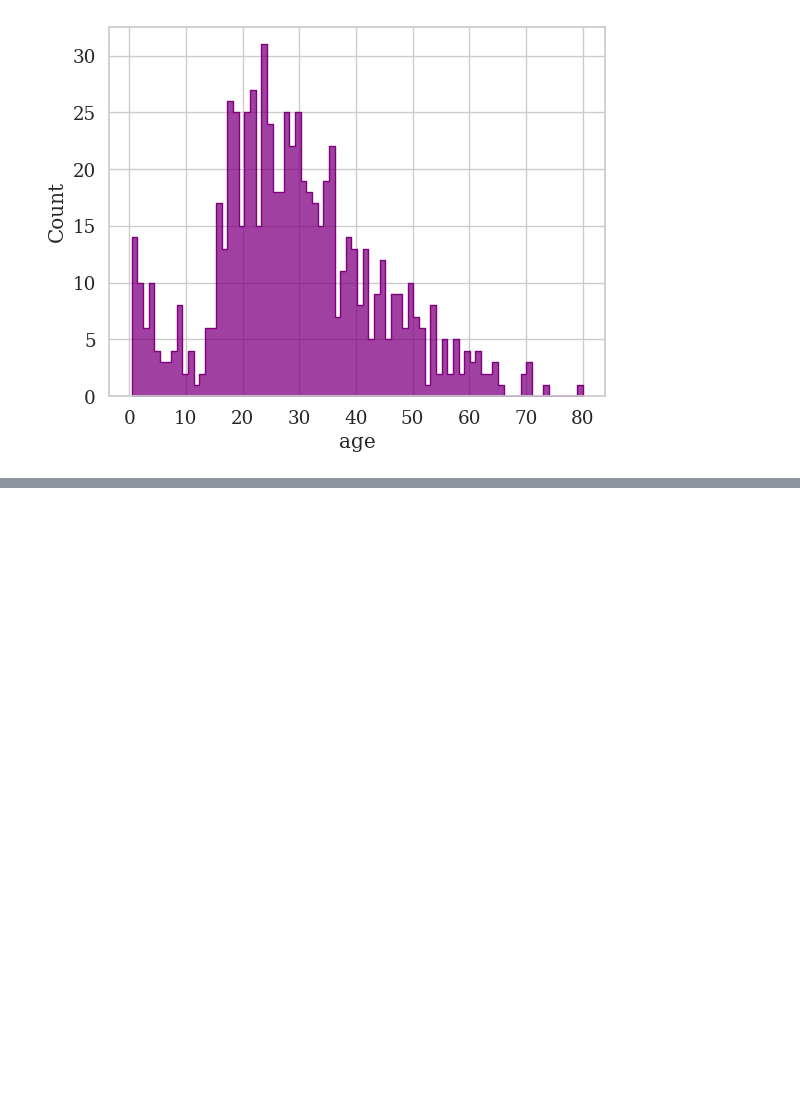
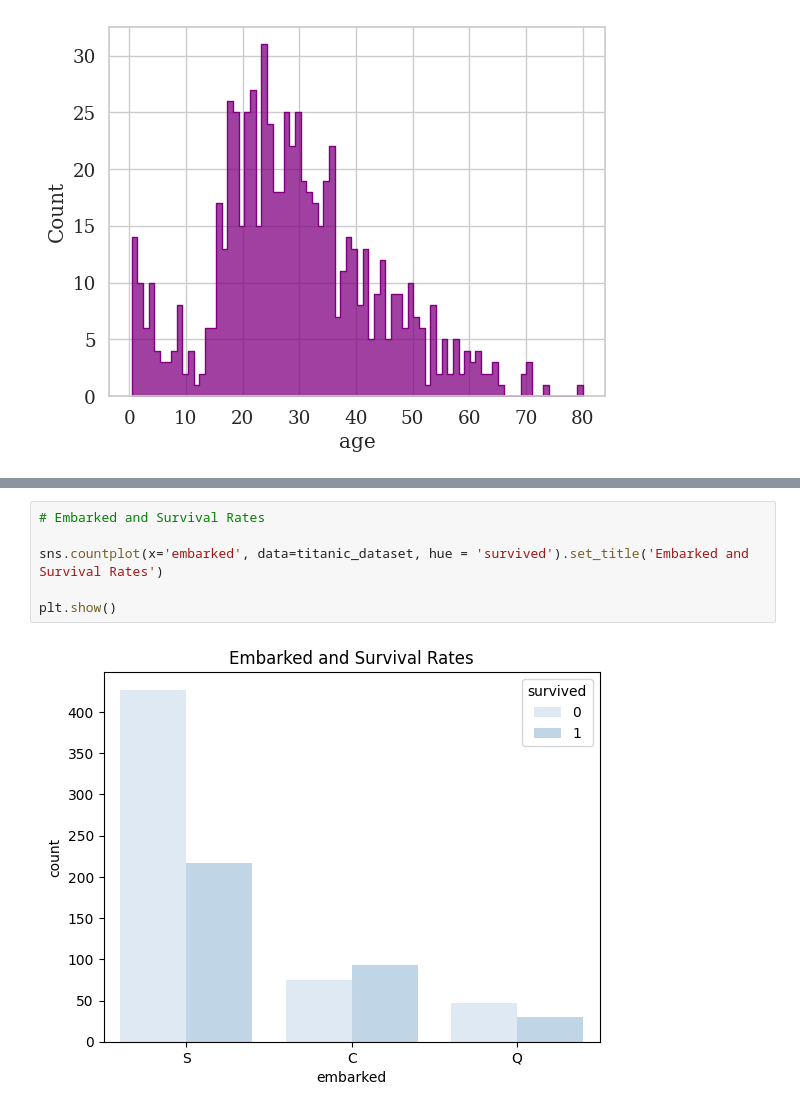
Before and after one commit to vadivelmurugesan/data-science, a Jupyter notebook: 06_seaborn/01_fundamentals.ipynb, the cells around one changed output, grey strips where cells are left out. Cells and saved outputs as stored; diff of their text form; blank space fills up the shorter version.

```diff
--- a/06_seaborn/01_fundamentals.ipynb
+++ b/06_seaborn/01_fundamentals.ipynb
@@ -135,0 +165,8 @@ sns.histplot(data=titanic_dataset, x='age', binwidth=1, color='purple', element=
+# %%
+# Embarked and Survival Rates
+
+sns.countplot(x='embarked', data=titanic_dataset, hue = 'survived').set_title('Embarked and Survival Rates')
+
+plt.show()
+# %% [output]
+[figure, added]
```
Also changed, not shown: parts of 4 cells of this notebook.
